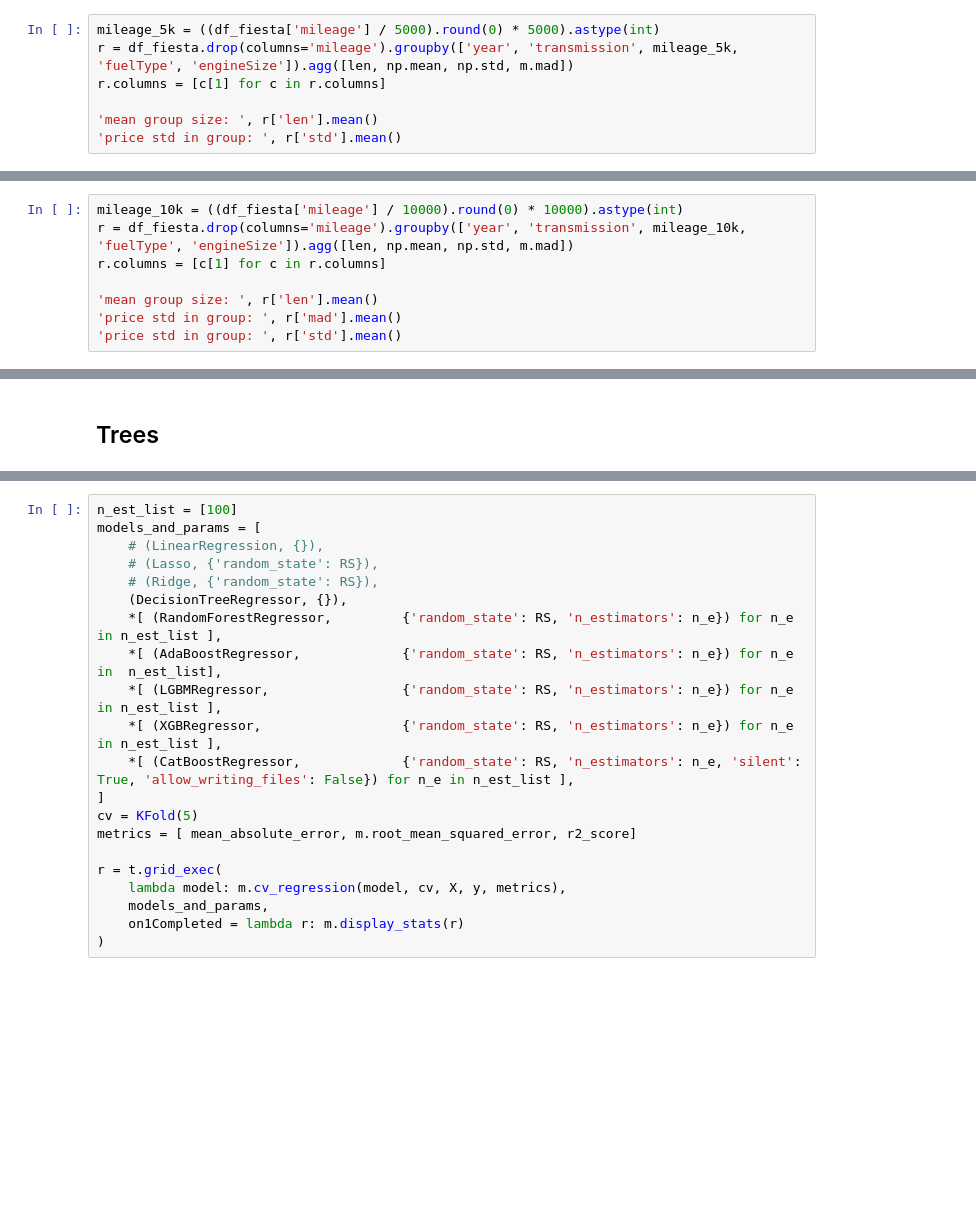
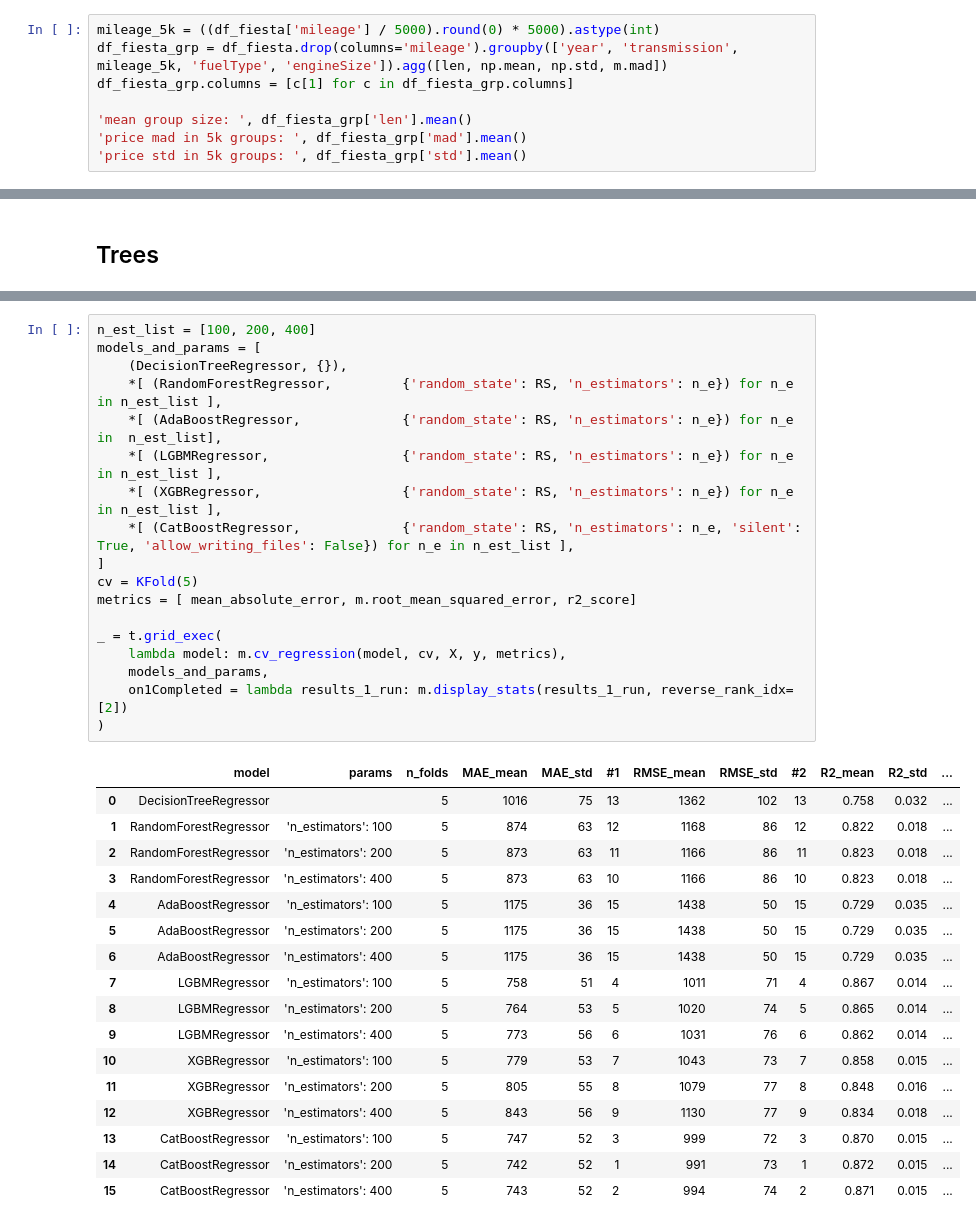
Before and after one commit to WaldemarWalo/DataScienceProjects, a Jupyter notebook: UK_Used_Car_Price_Regression/40.model-most_common_car.ipynb, the cells around one changed output, grey strips where cells are left out. Cells and saved outputs as stored; diff of their text form; blank space fills up the shorter version.

```diff
--- a/UK_Used_Car_Price_Regression/40.model-most_common_car.ipynb
+++ b/UK_Used_Car_Price_Regression/40.model-most_common_car.ipynb
@@ -72,10 +72,11 @@ df_fiesta.head(3)
 | 21453 | 2019 | 16500 | Automatic | 1482 | Petrol | 1.0 |
 # %%
 mileage_5k = ((df_fiesta['mileage'] / 5000).round(0) * 5000).astype(int)
-r = df_fiesta.drop(columns='mileage').groupby(['year', 'transmission', mileage_5k, 'fuelType', 'engineSize']).agg([len, np.mean, np.std, m.mad])
-r.columns = [c[1] for c in r.columns]
+df_fiesta_grp = df_fiesta.drop(columns='mileage').groupby(['year', 'transmission', mileage_5k, 'fuelType', 'engineSize']).agg([len, np.mean, np.std, m.mad])
+df_fiesta_grp.columns = [c[1] for c in df_fiesta_grp.columns]
 
-'mean group size: ', r['len'].mean()
-'price std in group: ', r['std'].mean()
+'mean group size: ', df_fiesta_grp['len'].mean()
+'price mad in 5k groups: ', df_fiesta_grp['mad'].mean()
+'price std in 5k groups: ', df_fiesta_grp['std'].mean()
 # %% [output]
 ('mean group size: ', 10.446227929373997)
@@ -83,8 +84,0 @@ r.columns = [c[1] for c in r.columns]
-# %%
-mileage_10k = ((df_fiesta['mileage'] / 10000).round(0) * 10000).astype(int)
-r = df_fiesta.drop(columns='mileage').groupby(['year', 'transmission', mileage_10k, 'fuelType', 'engineSize']).agg([len, np.mean, np.std, m.mad])
-r.columns = [c[1] for c in r.columns]
-
-'mean group size: ', r['len'].mean()
-'price std in group: ', r['mad'].mean()
-'price std in group: ', r['std'].mean()
@@ -281,21 +242,36 @@ m.display_stats(all_r, False)
 # %%
-n_est_list = [100]
+n_est_list = [100, 200, 400]
 models_and_params = [
-    # (LinearRegression, {}),
-    # (Lasso, {'random_state': RS}),
-    # (Ridge, {'random_state': RS}),
     (DecisionTreeRegressor, {}),
     *[ (RandomForestRegressor,         {'random_state': RS, 'n_estimators': n_e}) for n_e in n_est_list ],
     *[ (AdaBoostRegressor,             {'random_state': RS, 'n_estimators': n_e}) for n_e in  n_est_list],
     *[ (LGBMRegressor,                 {'random_state': RS, 'n_estimators': n_e}) for n_e in n_est_list ],
     *[ (XGBRegressor,                  {'random_state': RS, 'n_estimators': n_e}) for n_e in n_est_list ],
     *[ (CatBoostRegressor,             {'random_state': RS, 'n_estimators': n_e, 'silent': True, 'allow_writing_files': False}) for n_e in n_est_list ],
 ]
 cv = KFold(5)
 metrics = [ mean_absolute_error, m.root_mean_squared_error, r2_score]
 
-r = t.grid_exec(
+_ = t.grid_exec(
     lambda model: m.cv_regression(model, cv, X, y, metrics),
     models_and_params,
-    on1Completed = lambda r: m.display_stats(r)
+    on1Completed = lambda results_1_run: m.display_stats(results_1_run, reverse_rank_idx=[2])
 )
+# %% [output]
+|  | model | params | n_folds | MAE_mean | MAE_std | #1 | RMSE_mean | RMSE_std | #2 | R2_mean | R2_std | ... |
+| 0 | DecisionTreeRegressor |  | 5 | 1016 | 75 | 13 | 1362 | 102 | 13 | 0.758 | 0.032 | ... |
+| 1 | RandomForestRegressor | 'n_estimators': 100 | 5 | 874 | 63 | 12 | 1168 | 86 | 12 | 0.822 | 0.018 | ... |
+| 2 | RandomForestRegressor | 'n_estimators': 200 | 5 | 873 | 63 | 11 | 1166 | 86 | 11 | 0.823 | 0.018 | ... |
+| 3 | RandomForestRegressor | 'n_estimators': 400 | 5 | 873 | 63 | 10 | 1166 | 86 | 10 | 0.823 | 0.018 | ... |
+| 4 | AdaBoostRegressor | 'n_estimators': 100 | 5 | 1175 | 36 | 15 | 1438 | 50 | 15 | 0.729 | 0.035 | ... |
+| 5 | AdaBoostRegressor | 'n_estimators': 200 | 5 | 1175 | 36 | 15 | 1438 | 50 | 15 | 0.729 | 0.035 | ... |
+| 6 | AdaBoostRegressor | 'n_estimators': 400 | 5 | 1175 | 36 | 15 | 1438 | 50 | 15 | 0.729 | 0.035 | ... |
+| 7 | LGBMRegressor | 'n_estimators': 100 | 5 | 758 | 51 | 4 | 1011 | 71 | 4 | 0.867 | 0.014 | ... |
+| 8 | LGBMRegressor | 'n_estimators': 200 | 5 | 764 | 53 | 5 | 1020 | 74 | 5 | 0.865 | 0.014 | ... |
+| 9 | LGBMRegressor | 'n_estimators': 400 | 5 | 773 | 56 | 6 | 1031 | 76 | 6 | 0.862 | 0.014 | ... |
+| 10 | XGBRegressor | 'n_estimators': 100 | 5 | 779 | 53 | 7 | 1043 | 73 | 7 | 0.858 | 0.015 | ... |
+| 11 | XGBRegressor | 'n_estimators': 200 | 5 | 805 | 55 | 8 | 1079 | 77 | 8 | 0.848 | 0.016 | ... |
+| 12 | XGBRegressor | 'n_estimators': 400 | 5 | 843 | 56 | 9 | 1130 | 77 | 9 | 0.834 | 0.018 | ... |
+| 13 | CatBoostRegressor | 'n_estimators': 100 | 5 | 747 | 52 | 3 | 999 | 72 | 3 | 0.870 | 0.015 | ... |
+| 14 | CatBoostRegressor | 'n_estimators': 200 | 5 | 742 | 52 | 1 | 991 | 73 | 1 | 0.872 | 0.015 | ... |
+| 15 | CatBoostRegressor | 'n_estimators': 400 | 5 | 743 | 52 | 2 | 994 | 74 | 2 | 0.871 | 0.015 | ... |
```
Also changed, not shown: parts of 23 cells of this notebook, 5 other files.
